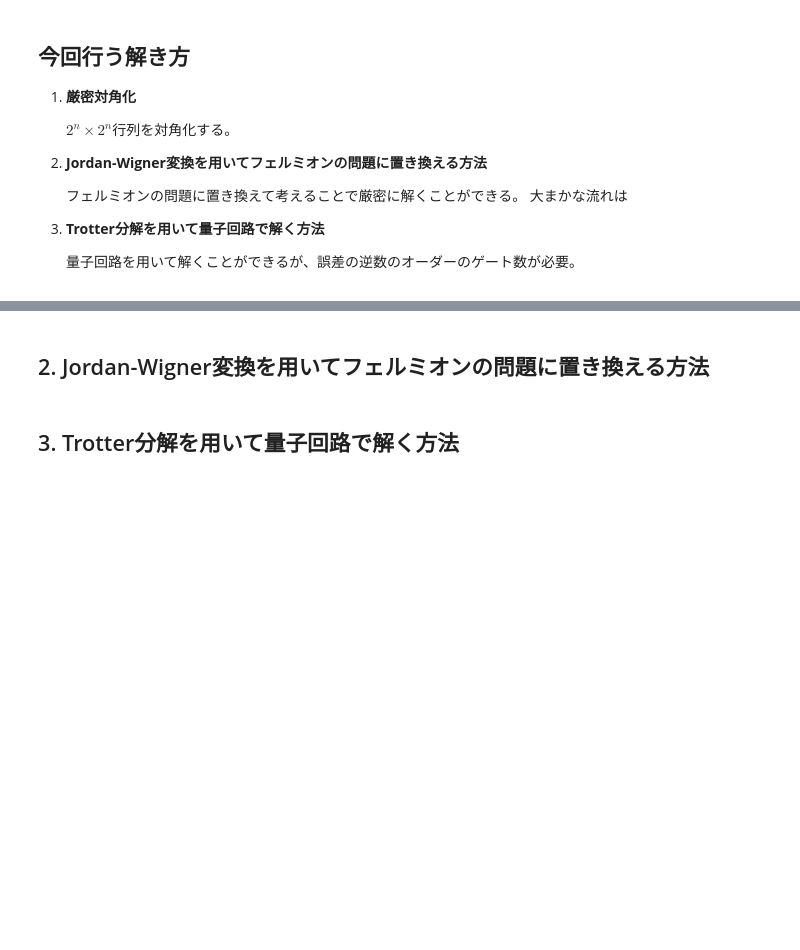
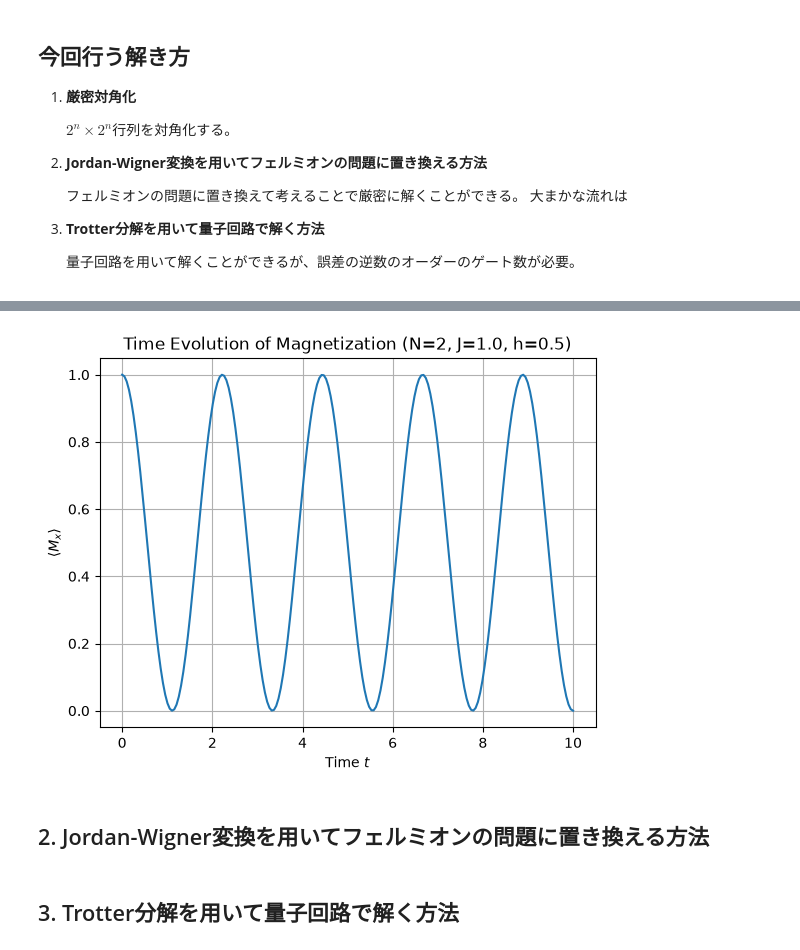
Before and after one commit to yuta627/Quantum_many-body_system, a Jupyter notebook: TFIM/TFIM.ipynb, the cells around one changed output, grey strips where cells are left out. Drawn from its saved outputs; the diff is of its cells as text; code cells hidden in the pictures; blank space fills up the shorter version.

```diff
--- a/TFIM/TFIM.ipynb
+++ b/TFIM/TFIM.ipynb
@@ -113,11 +117,11 @@ import numpy as np
 from functools import reduce
 
 # 基本的な演算子
-I = np.eye(2, dtype=complex)
-X = np.array([[0, 1], [1, 0]], dtype=complex)
-Z = np.array([[1, 0], [0, -1]], dtype=complex)
+I = np.eye(2, dtype=complex) #Iゲート
+X = np.array([[0, 1], [1, 0]], dtype=complex) #Xゲート
+Z = np.array([[1, 0], [0, -1]], dtype=complex) #Zゲート
 def site_op(op, i, n):
-    """i番目のサイトだけにopが作用する2^n次元の行列。すなわち、I⊗I⊗...⊗op⊗...⊗Iを返す。"""
+    """i番目のサイトだけにopが作用する2^n次元の行列、すなわちI⊗I⊗...⊗op⊗...⊗Iを返す。"""
     if i < 0 or i >= n:
         raise ValueError("i must be in the range [0, n-1]")
     op_list = [I] * n
@@ -125,12 +129,76 @@ def site_op(op, i, n):
     return reduce(np.kron, op_list)
 
 # ハミルトニアン
-def hamiltonian(n, J, h):
-    """1次元のイジングモデルのハミルトニアンを返す。"""
+def hamiltonian(n, J, h, pbc=True):
+    """1次元横磁場イジングモデル H = -J Σ Z_i Z_{i+1} - h Σ X_i を返す。
+    pbc=True: 周期境界条件（Z_{n-1} Z_0 のボンドも含む）, pbc=False: 開放境界条件"""
     dim = 2**n
     H = np.zeros((dim, dim), dtype=complex)
+    n_bonds = n if pbc else n - 1
+    for i in range(n_bonds):
+        H -= J * site_op(Z, i, n) @ site_op(Z, (i + 1) % n, n)  # 隣接スピン間の相互作用
     for i in range(n):
-        H -= J * site_op(Z, i, n) @ site_op(Z, (i + 1) % n, n)  # 隣接するスピン間の相互作用
-        H -= h * site_op(X, i, n)  # 外部磁場
+        H -= h * site_op(X, i, n)  # 横磁場
     return H
+
+# 磁化
+def magnetization_x(n):
+    """M_x = (1/N) Σ X_j"""
+    return sum(site_op(X, j, n) for j in range(n)) / n
+
+# 基底エネルギーE0と基底状態ベクトル
+def ground_state(H):
+    w, v = np.linalg.eigh(H)
+    return w[0], v[:, 0]
+
+# 今回の初期状態|+ + ... +> = H^{⊗N}|00...0>：全成分が 1/sqrt(2^N)
+def plus_state(n):
+    return np.ones(2**n, dtype=complex) / np.sqrt(2**n)
+
+# 時間発展した状態の期待値を計算する関数
+def time_evolve_expectation(H, psi0, A, ts):
+    """<ψ(t)|A|ψ(t)> を各時刻で計算する。
+    1. H = U D U† と対角化（1回だけ）
+    2. c = U† ψ0（固有基底で展開）
+    3. ψ(t) = U e^{-iDt} c（位相を付けて戻す）
+    4. 期待値 <ψ(t)|A|ψ(t)>
+    """
+    w, v = np.linalg.eigh(H)
+    c = v.conj().T @ psi0
+    out = []
+    for t in ts:
+        psi_t = v @ (np.exp(-1j * w * t) * c)
+        out.append(np.real(psi_t.conj() @ A @ psi_t))
+    return np.array(out)
+
+import numpy as np
+import matplotlib.pyplot as plt
+
+import numpy as np
+import matplotlib.pyplot as plt
+
+# 例: N=2, J=1, h=0.5 の場合の基底状態と時間発展
+N = 2
+J = 1.0
+h = 0.5
+H = hamiltonian(N, J, h, pbc=False)   # N=2 は開放境界（周期境界だとボンドを2回数える）
+
+# 基底エネルギーE_0
+E0, psi_g = ground_state(H)
+
+print(f"基底エネルギー E0 = {E0:.6f}")
+
+# m_x(t)
+psi0 = plus_state(N)
+A = magnetization_x(N)
+ts = np.linspace(0, 10, 200)
+expectations = time_evolve_expectation(H, psi0, A, ts)
+
+# グラフ
+plt.plot(ts, expectations)
+plt.xlabel("Time $t$")
+plt.ylabel(r"$\langle M_x \rangle$")
+plt.title(f"Time Evolution of Magnetization (N={N}, J={J}, h={h})")
+plt.grid()
+plt.show()
 # %% [output]
@@ -145,3 +206,4 @@ def hamiltonian(n, J, h):
+[figure, added]
 # %% [markdown]
 ## 2. Jordan-Wigner変換を用いてフェルミオンの問題に置き換える方法
 # %% [markdown]
```
Also changed, not shown: parts of 3 cells of this notebook.
